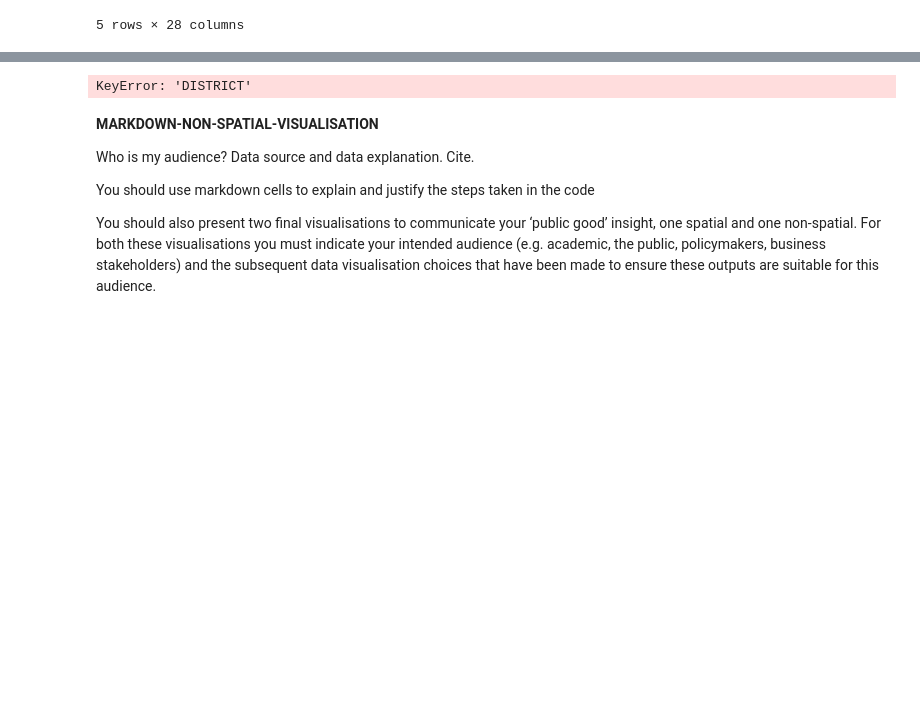
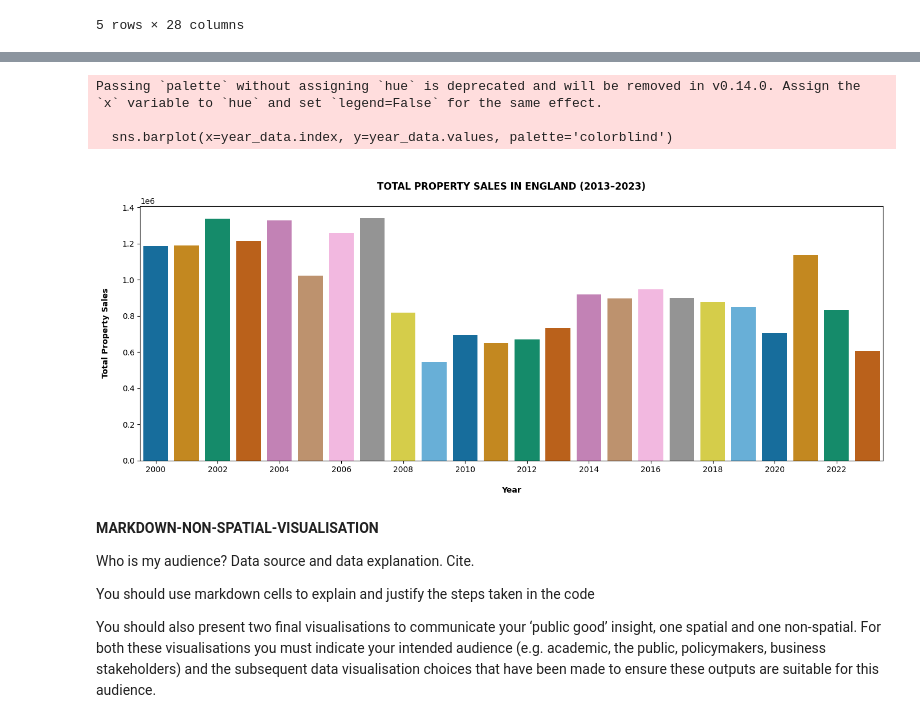
Before and after one commit to ClaudiaTurner/GEOG5990M, a Jupyter notebook: Final_Project_Python_GEOG5990M.ipynb, the cells around one changed output, grey strips where cells are left out. Drawn from its saved outputs; the diff is of its cells as text; code cells hidden in the pictures; blank space fills up the shorter version.

```diff
--- a/Final_Project_Python_GEOG5990M.ipynb
+++ b/Final_Project_Python_GEOG5990M.ipynb
@@ -359,10 +347,11 @@ Sales_England.tail()
 | 318 | ENGLAND_TOTAL_SALES | ENGLAND_TOTAL_SALES | 1185922.0 | 1190392.0 | 1338117.0 | 1216187.0 | 1328075.0 | 1022613.0 | 1260377.0 | 1340853.0 | ... | ... |
 5 rows × 28 columns
 # %%
+# Shortly I want to identify the year of the highest number of sold houses in each district
 
-# Identifies the year of the highest number of sold houses in each district
-
-Sales_England['MOST_COMMON_YEARS']=Sales_England[['2000','2001', '2002', '2003', '2004', '2005', '2006', '2007', '2008', '2009', '2010', '2011','2012', '2013', '2014', '2015', '2016', '2017', '2018', '2019', '2020', '2021', '2022', '2023']].idxmax(axis=1)
+Sales_England['MOST_COMMON_YEARS']=Sales_England[['2000','2001', '2002', '2003', '2004', '2005', '2006', '2007',
+                                                  '2008', '2009', '2010', '2011','2012', '2013', '2014', '2015',
+                                                  '2016', '2017', '2018', '2019', '2020', '2021', '2022', '2023']].idxmax(axis=1)
 
 Sales_England.head(10)
 
@@ -371,38 +373,41 @@ Sales_England['MOST_COMMON_YEARS'].value_counts()
 # COLOR BLIND
 
 # CHANGE Y TO REAL VALUES
 
 # 1. Extract the summary row labeled 'ENGLAND_TOTAL_YEAR' from the DISTRICT column
 # This row represents total annual property sales across all districts
 sum_row = Sales_England[Sales_England['DISTRICT'] == 'ENGLAND_TOTAL_SALES']
 
 # 2. Dynamically select only the columns that represent years (e.g., 2013 to 2023)
 year_columns = [col for col in sum_row.columns if col.isnumeric()]
 
 # 3. Extract the yearly sales data and flatten it into a 1D array for plotting
 year_data = sum_row[year_columns].squeeze()
 
 # 4. Create the bar chart
 plt.figure(figsize=(14, 6))  # Set plot dimensions (width x height)
 
 # Use a color-blind-friendly palette ('colorblind') to improve accessibility
 sns.barplot(x=year_data.index, y=year_data.values, palette='colorblind')
 
 # 5. Customize the X-axis to show every 2 years
 plt.xticks(ticks=np.arange(0, len(year_data), 2),
-           labels=year_data.index[::2], rotation=45)
+           labels=year_data.index[::2])
 
 # 6. Add axis labels and a bold title
-plt.xlabel("Year", fontweight='bold')
-plt.ylabel("Total Property Sales", fontweight='bold')
-plt.title("TOTAL PROPERTY SALES IN ENGLAND (2013–2023)", fontweight='bold')
+plt.xlabel("\nYear", fontweight='bold')
+plt.ylabel("Total Property Sales\n", fontweight='bold')
+plt.title("\nTOTAL PROPERTY SALES IN ENGLAND (2013–2023)\n", fontweight='bold')
 
 
 # 7. Clean and render the plot
 plt.tight_layout()  # Adjust spacing to prevent overlap
 plt.show()
 # %% [output]
-KeyError: 'DISTRICT'
+Passing `palette` without assigning `hue` is deprecated and will be removed in v0.14.0. Assign the `x` variable to `hue` and set `legend=False` for the same effect.
+
+  sns.barplot(x=year_data.index, y=year_data.values, palette='colorblind')
+[figure, added]
 # %%
 #ADDITIONALLY WE WANT TO KNOW WHICH YEARS HAD THE MOST SALES AND???????
 # %%
```
Also changed, not shown: parts of 3 cells of this notebook.
